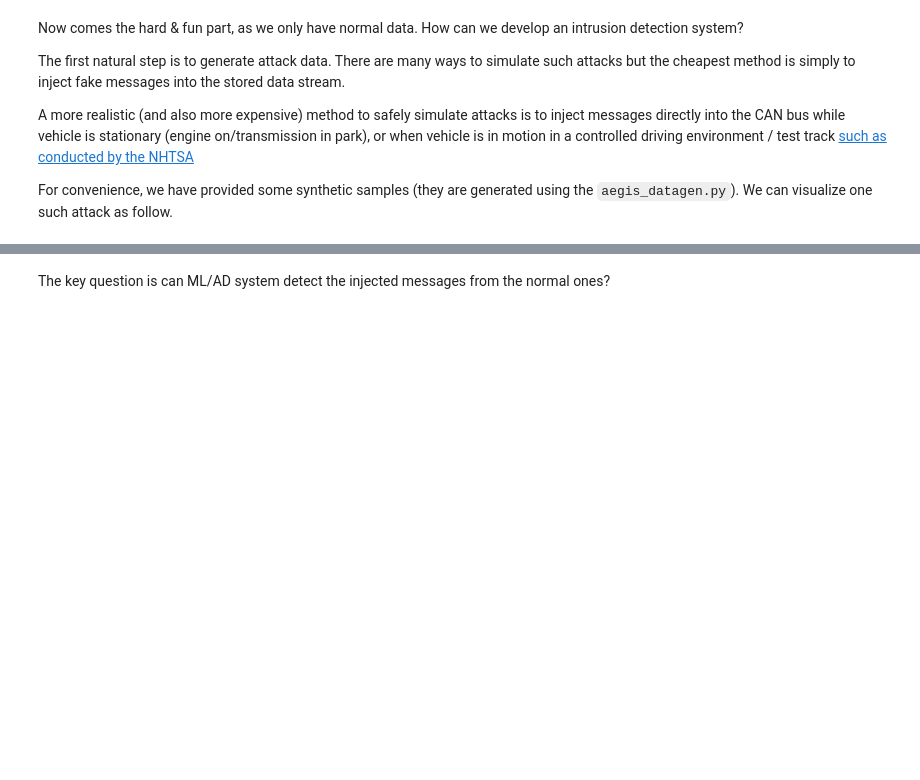
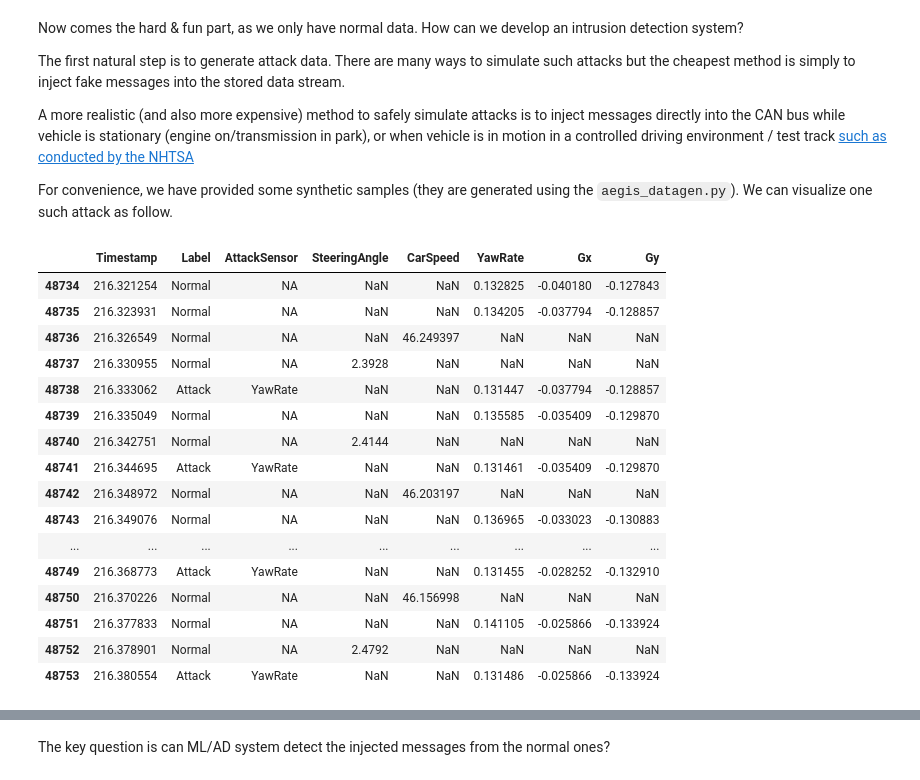
Before and after one commit to h1st-ai/h1st, a Jupyter notebook: examples/AutomotiveCybersecurity/1. Automotive Cybersecurity - A Cold Start Problem.ipynb, the cells around one changed output, grey strips where cells are left out. Cells and saved outputs as stored; diff of their text form; code cells hidden in the pictures; blank space fills up the shorter version.

```diff
--- a/examples/AutomotiveCybersecurity/1. Automotive Cybersecurity - A Cold Start Problem.ipynb
+++ b/examples/AutomotiveCybersecurity/1. Automotive Cybersecurity - A Cold Start Problem.ipynb
@@ -60,5 +84,23 @@ For convenience, we have provided some synthetic samples (they are generated usi
 # %%
 SENSORS = ["SteeringAngle", "CarSpeed", "YawRate", "Gx", "Gy"]
 
-df.loc[df.AttackEventIndex == 2, SENSORS + ["Label", "AttackSensor"]].head(20)
+df.loc[df.AttackEventIndex == 3, ["Timestamp", "Label", "AttackSensor"] + SENSORS].head(20)
+# %% [output]
+|  | Timestamp | Label | AttackSensor | SteeringAngle | CarSpeed | YawRate | Gx | Gy |
+| 48734 | 216.321254 | Normal | NA | NaN | NaN | 0.132825 | -0.040180 | -0.127843 |
+| 48735 | 216.323931 | Normal | NA | NaN | NaN | 0.134205 | -0.037794 | -0.128857 |
+| 48736 | 216.326549 | Normal | NA | NaN | 46.249397 | NaN | NaN | NaN |
+| 48737 | 216.330955 | Normal | NA | 2.3928 | NaN | NaN | NaN | NaN |
+| 48738 | 216.333062 | Attack | YawRate | NaN | NaN | 0.131447 | -0.037794 | -0.128857 |
+| 48739 | 216.335049 | Normal | NA | NaN | NaN | 0.135585 | -0.035409 | -0.129870 |
+| 48740 | 216.342751 | Normal | NA | 2.4144 | NaN | NaN | NaN | NaN |
+| 48741 | 216.344695 | Attack | YawRate | NaN | NaN | 0.131461 | -0.035409 | -0.129870 |
+| 48742 | 216.348972 | Normal | NA | NaN | 46.203197 | NaN | NaN | NaN |
+| 48743 | 216.349076 | Normal | NA | NaN | NaN | 0.136965 | -0.033023 | -0.130883 |
+| ... | ... | ... | ... | ... | ... | ... | ... | ... |
+| 48749 | 216.368773 | Attack | YawRate | NaN | NaN | 0.131455 | -0.028252 | -0.132910 |
+| 48750 | 216.370226 | Normal | NA | NaN | 46.156998 | NaN | NaN | NaN |
+| 48751 | 216.377833 | Normal | NA | NaN | NaN | 0.141105 | -0.025866 | -0.133924 |
+| 48752 | 216.378901 | Normal | NA | 2.4792 | NaN | NaN | NaN | NaN |
+| 48753 | 216.380554 | Attack | YawRate | NaN | NaN | 0.131486 | -0.025866 | -0.133924 |
 # %%
```
Also changed, not shown: parts of 4 cells of this notebook, 4 other files.
